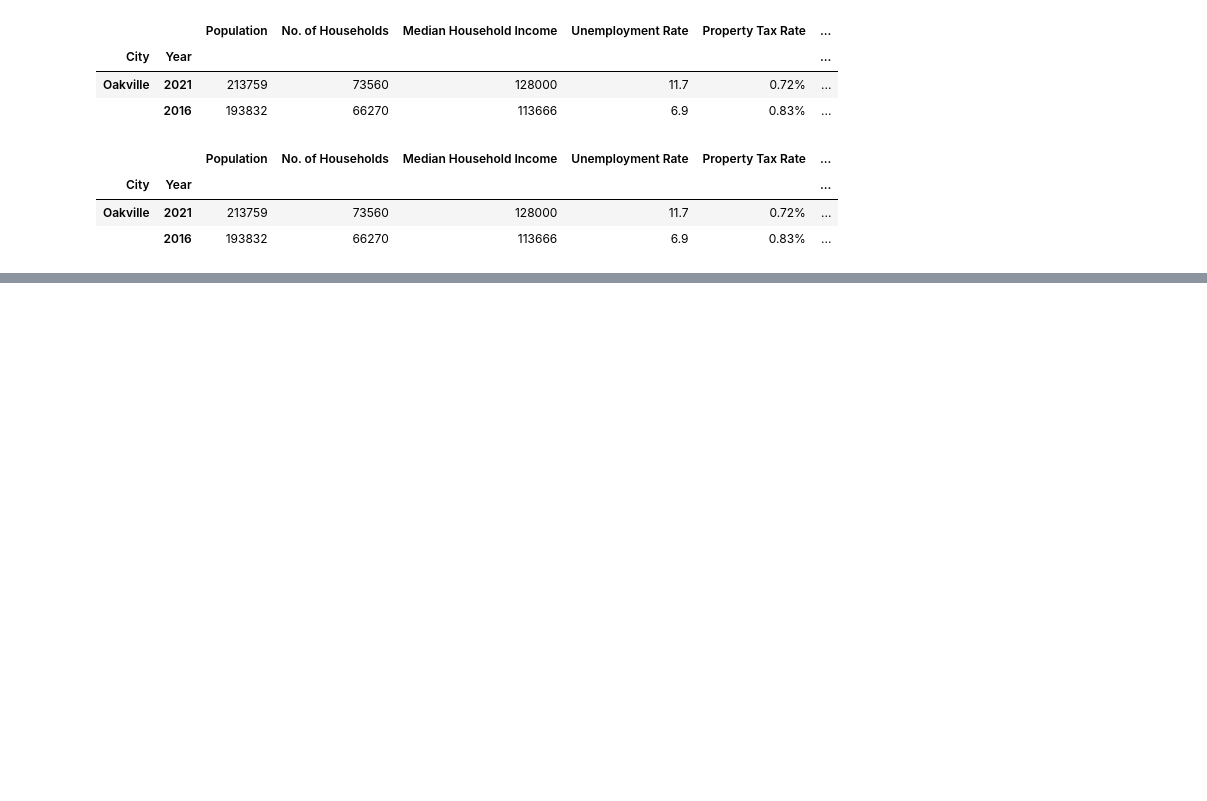
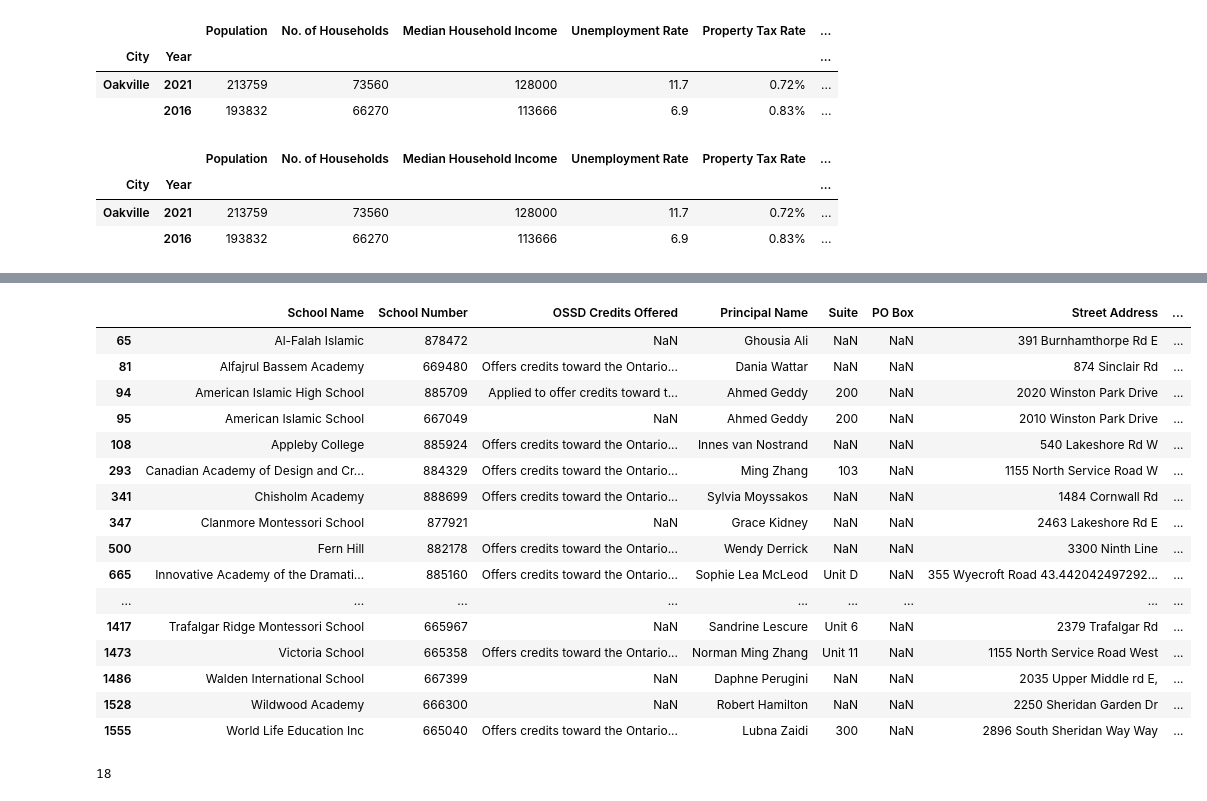
Before and after one commit to MaisieDeGraaf/oakville-housing-analysis, a Jupyter notebook: Code-Pooja/Housing.ipynb, the cells around one changed output, grey strips where cells are left out. Drawn from its saved outputs; the diff is of its cells as text; code cells hidden in the pictures; blank space fills up the shorter version.

```diff
--- a/Code-Pooja/Housing.ipynb
+++ b/Code-Pooja/Housing.ipynb
@@ -389,0 +434,7 @@ Oakville_df
+# %%
+#Schools
+file8 = Path("Resources/private_school_list.csv")
+
+#Read the csv file
+private_schools = pd.read_csv(file8, encoding = "ISO-8859-1", low_memory=True)
+private_schools
@@ -389,0 +455,26 @@ Oakville_df
+# %%
+oakville_private_schools = private_schools.loc[private_schools['City']=='Oakville']
+oakville_private_schools
+# %% [output]
+|  | School Name | School Number | OSSD Credits Offered | Principal Name | Suite | PO Box | Street Address | ... |
+| 65 | Al-Falah Islamic | 878472 | NaN | Ghousia Ali | NaN | NaN | 391 Burnhamthorpe Rd E | ... |
+| 81 | Alfajrul Bassem Academy | 669480 | Offers credits toward the Ontario... | Dania Wattar | NaN | NaN | 874 Sinclair Rd | ... |
+| 94 | American Islamic High School | 885709 | Applied to offer credits toward t... | Ahmed Geddy | 200 | NaN | 2020 Winston Park Drive | ... |
+| 95 | American Islamic School | 667049 | NaN | Ahmed Geddy | 200 | NaN | 2010 Winston Park Drive | ... |
+| 108 | Appleby College | 885924 | Offers credits toward the Ontario... | Innes van Nostrand | NaN | NaN | 540 Lakeshore Rd W | ... |
+| 293 | Canadian Academy of Design and Cr... | 884329 | Offers credits toward the Ontario... | Ming Zhang | 103 | NaN | 1155 North Service Road W | ... |
+| 341 | Chisholm Academy | 888699 | Offers credits toward the Ontario... | Sylvia Moyssakos | NaN | NaN | 1484 Cornwall Rd | ... |
+| 347 | Clanmore Montessori School | 877921 | NaN | Grace Kidney | NaN | NaN | 2463 Lakeshore Rd E | ... |
+| 500 | Fern Hill | 882178 | Offers credits toward the Ontario... | Wendy Derrick | NaN | NaN | 3300 Ninth Line | ... |
+| 665 | Innovative Academy of the Dramati... | 885160 | Offers credits toward the Ontario... | Sophie Lea McLeod | Unit D | NaN | 355 Wyecroft Road 43.442042497292... | ... |
+| ... | ... | ... | ... | ... | ... | ... | ... | ... |
+| 1417 | Trafalgar Ridge Montessori School | 665967 | NaN | Sandrine Lescure | Unit 6 | NaN | 2379 Trafalgar Rd | ... |
+| 1473 | Victoria School | 665358 | Offers credits toward the Ontario... | Norman Ming Zhang | Unit 11 | NaN | 1155 North Service Road West | ... |
+| 1486 | Walden International School | 667399 | NaN | Daphne Perugini | NaN | NaN | 2035 Upper Middle rd E, | ... |
+| 1528 | Wildwood Academy | 666300 | NaN | Robert Hamilton | NaN | NaN | 2250 Sheridan Garden Dr | ... |
+| 1555 | World Life Education Inc | 665040 | Offers credits toward the Ontario... | Lubna Zaidi | 300 | NaN | 2896 South Sheridan Way Way | ... |
+# %%
+oakville_private_schools_count = len(oakville_private_schools.count())
+oakville_private_schools_count
+# %% [output]
+18
```
Also changed, not shown: parts of 4 cells of this notebook, 6 other files.
